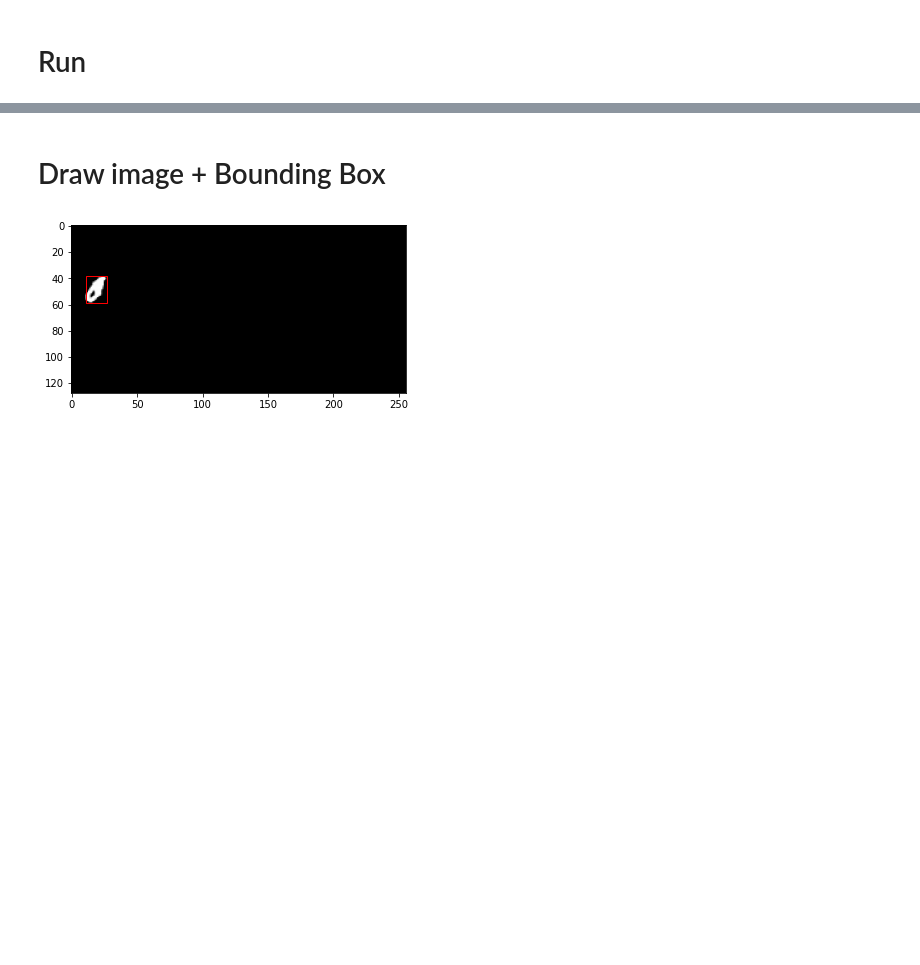
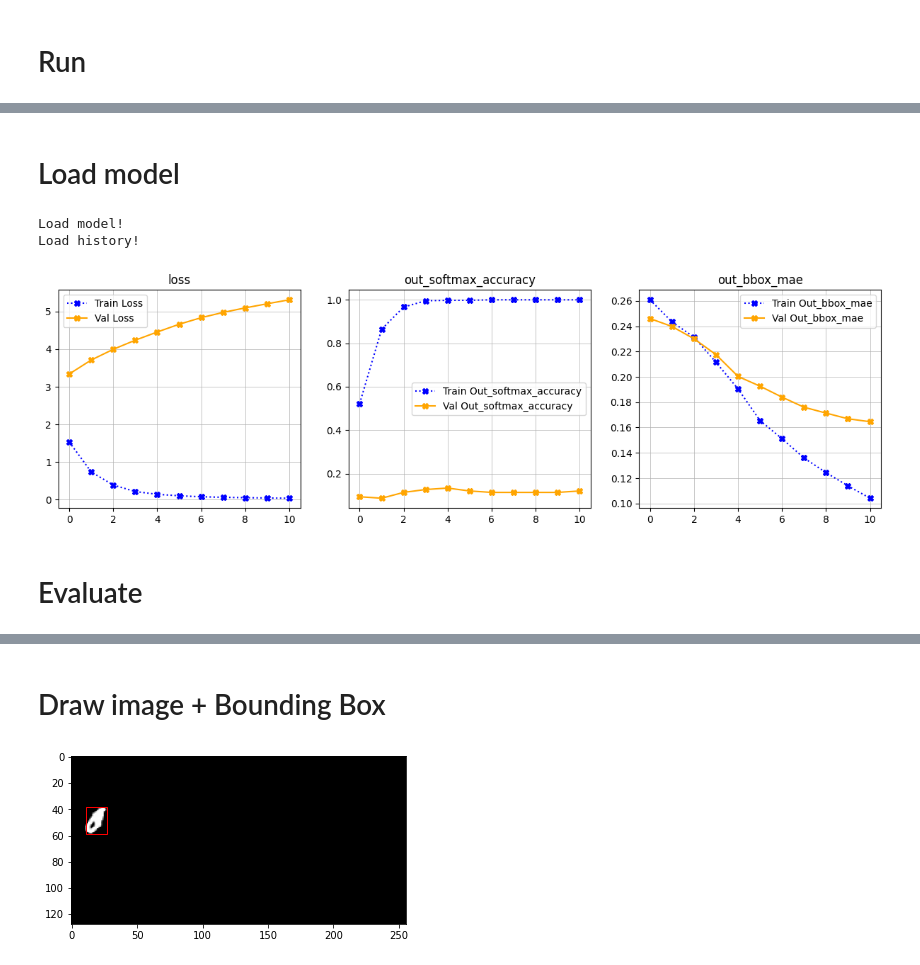
Before and after one commit to 0r4nd/HandwritingRecognition, a Jupyter notebook: notebooks/HandwritingRecognition.ipynb, the cells around one changed output, grey strips where cells are left out. Drawn from its saved outputs; the diff is of its cells as text; code cells hidden in the pictures; blank space fills up the shorter version.

Commit message:
add epoch saving

```diff
--- a/notebooks/HandwritingRecognition.ipynb
+++ b/notebooks/HandwritingRecognition.ipynb
@@ -1197,5 +1185,5 @@ ________________________________________________________________________________
 # %% [markdown]
 # Run
 # %%
-trainer.run(epochs = 1)
+trainer.run(epochs = 50)
 # %% [output]
@@ -1204,34 +1207 @@ training time: 73.55079159990419
 <__main__.Trainer at 0x...>
-# %%
-
-
-"""            metrics = {'out_softmax': 'accuracy',
-                       'out_bbox': 'mae'},"""
-
-
-def plot_history(self):
-    labels = ['loss', *self.metrics.values()]
-    h = self.history.history
-
-    print(list(self.metrics.keys())[:])
-    print(*self.metrics.values())
-
-    return
-    with plt.style.context('seaborn-deep'):
-        fig, ax = plt.subplots(1, max(2,len(labels)), figsize=(15, 4))
-        x_axis = np.arange(len(h[labels[0]]))
-        for i in range(len(labels)):
-            l = labels[i]
-            L = l.capitalize()
-            ax[i].set_title(l)
-            ax[i].plot(x_axis, h[l], color="blue",
-                       linestyle=":", marker="X", label="Train "+L)
-            ax[i].plot(x_axis, h['val_'+l], color="orange",
-                       linestyle="-", marker="X", label="Val "+L)
-            ax[i].grid(axis="x", linewidth=0.5)
-            ax[i].grid(axis="y", linewidth=0.5)
-            ax[i].legend()
-        plt.show()
-    return self
-
-plot_history(trainer)
@@ -1240,0 +1228,11 @@ accuracy mae
+# %% [markdown]
+# Load model
+# %%
+trainer.load_model(os.path.join(model_dir, "model_0005.h5"))
+plot_history(trainer);
+# %% [output]
+Load model!
+Load history!
+[figure, added]
+# %% [markdown]
+# Evaluate
```
Also changed, not shown: parts of 29 cells of this notebook.
